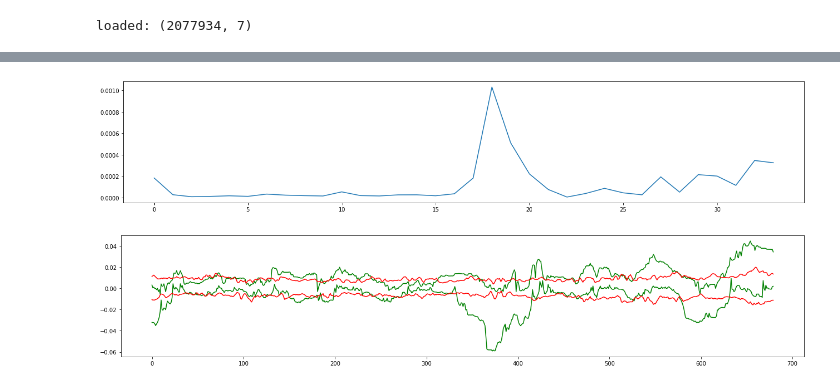
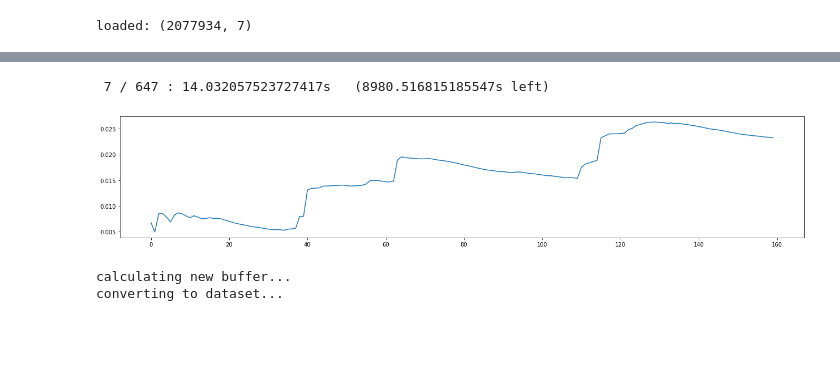
Before and after one commit to dercodeKoenig/colab-KI, a Jupyter notebook: cyforecast.ipynb, the cells around one changed output, grey strips where cells are left out. Cells and saved outputs as stored; diff of their text form; code cells hidden in the pictures; blank space fills up the shorter version.

```diff
--- a/cyforecast.ipynb
+++ b/cyforecast.ipynb
@@ -120,6 +182,23 @@ model = tf.keras.Model(l_in, l_out)
 #model.summary()
+# %%
+@tf.function
+def train(X,Y):
+  with tf.GradientTape() as tape:
+        outputs = model(X)
+        loss = tf.nn.compute_average_loss(tf.keras.losses.mse(Y,outputs), global_batch_size=batch_size)
+
+  gradients = tape.gradient(loss,model.trainable_variables)
+  opt.apply_gradients(zip(gradients,model.trainable_variables))
+  training_loss.update_state(loss * strategy.num_replicas_in_sync)
 # %%
 samples_len = npd.shape[0] - seq_len - looks_in_future
 batch_num = int(samples_len / batch_size)
 print("number of batches:",batch_num)
+print("number of samples:",samples_len)
+
+run_nums = int(batch_num / buffer_size)
+last_batches = int(batch_num % buffer_size)
+print(run_nums, "total buffers with",last_batches,"batches in last buffer")
+
+opt = tf.keras.optimizers.Adam(learnrate)
 # %% [output]
@@ -170,17 +208,54 @@ last loss: 6.8104404e-05
+# %%
+losses = []
+t0 = time.time()
+for s in range(run_nums):
+
+    print("calculating new buffer...")
+    if(s < run_nums - 1):
+      buffer_len = buffer_size * batch_size + seq_len + looks_in_future
+    else:
+      buffer_len = last_batches * batch_size + seq_len + looks_in_future
+
+    buffer_start = s * buffer_size * batch_size
+    buffer_end =  s * buffer_size * batch_size + buffer_len
+
+    curr_batch = npd[buffer_start:buffer_end]
+    samples = array_to_samples(curr_batch)
+    X, Y = unpack_batch(samples)
+
+    print("converting to dataset...")
+    X_dataset = tf.data.Dataset.from_tensor_slices((X)).batch(batch_size)
+    X_dataset = strategy.experimental_distribute_dataset(X_dataset)
+
+    Y_dataset = tf.data.Dataset.from_tensor_slices((Y)).batch(batch_size)
+    Y_dataset = strategy.experimental_distribute_dataset(Y_dataset)
+
+    print("start training...")
+    for (X_batch,Y_batch) in zip(X_dataset,Y_dataset):
+      strategy.run(train,args=(X_batch,Y_batch))
+      losses.append(training_loss.result().numpy())
+
+    clear_output()
+    t1 = time.time()
+    past = t1-t0
+    t0 = t1
+    print("\r",s,"/",run_nums, ":", str(past)+"s   ("+str((run_nums-s)*past)+"s left)", end="")
+
+    plt.figure(figsize=(22,4))
+    plt.plot(losses)
+    plt.show()
+
+
+clear_output()
+# %% [output]
+ 7 / 647 : 14.032057523727417s   (8980.516815185547s left)
+[figure, added]
+calculating new buffer...
+converting to dataset...
 # %%
 plt.figure(figsize=(22,4))
-_=plt.plot(losses)
+plt.plot(losses)
 plt.show()
-model.save_weights(symbol)
 
-np.save("y_true_vals",np.array(y_true_vals))
-np.save("y_output_vals",np.array(y_output_vals))
-np.save("losses",np.array(losses))
-
-plt.figure(figsize=(22,4))
-_=plt.plot(y_true_vals, color = "green")
-_=plt.plot(y_output_vals, color = "red")
-plt.show()
+model.save_weights("/content/drive/MyDrive/weights/"+symbol+".h5", overwrite=True)
+np.save("/content/drive/MyDrive/losses/"+symbol,np.array(losses))
-# %% [output]
-[figure, removed]
-[figure, removed]
```
Also changed, not shown: parts of 14 cells of this notebook.
